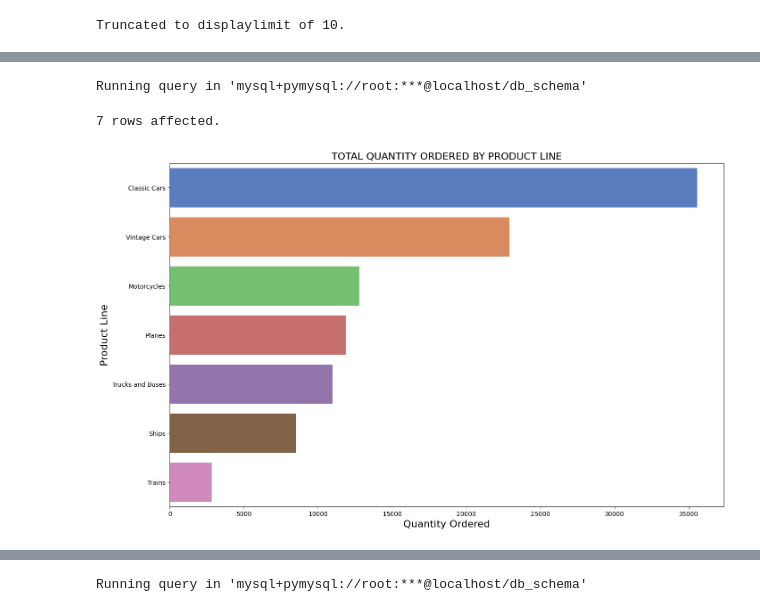
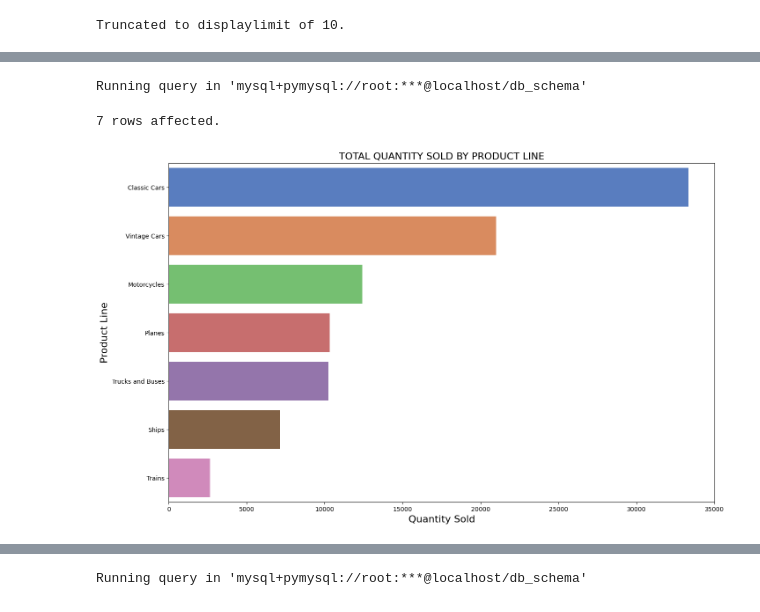
Before and after one commit to Dedamola1/Customer_and_Product_Analysis, a Jupyter notebook: Products EDA.ipynb, the cells around one changed output, grey strips where cells are left out. Cells and saved outputs as stored; diff of their text form; code cells hidden in the pictures.

```diff
--- a/Products EDA.ipynb
+++ b/Products EDA.ipynb
@@ -79,21 +79,21 @@ Running query in 'mysql+pymysql://root:***@localhost/db_schema'
 # %%
-data = %sql SELECT `productLine`, SUM(`quantityOrdered`) AS total_quantity_sold FROM products_new pn JOIN orderdetails od ON od.`productCode` = pn.`productCode` GROUP BY `productLine` ORDER BY total_quantity_sold DESC;
+data = %sql SELECT `productLine`, SUM(`quantityOrdered`) AS total_quantity_sold FROM products_new pn JOIN orderdetails od ON od.`productCode` = pn.`productCode` JOIN orders_new odn ON odn.`orderNumber` = od.`orderNumber` WHERE odn.status = 'Shipped' GROUP BY `productLine` ORDER BY total_quantity_sold DESC;
 df = data.DataFrame()
 
 # Create the barplot without hue
 plt.figure(figsize=(16, 10))
 g = sns.barplot(data=df, y='productLine', x='total_quantity_sold', palette="muted",
                 hue='productLine', legend=False)
 
 # Set axis labels and title
 g.set_xlabel("Quantity Sold", fontsize=16)
 g.set_ylabel("Product Line", fontsize=16)
 plt.title("Total Quantity Sold by Product Line".upper(), fontsize=16)
 
 # Show plot
 plt.show()
 # %% [output]
 Running query in 'mysql+pymysql://root:***@localhost/db_schema'
 7 rows affected.
-[figure, old version]
+[figure, new version]
 # %%
```
Also changed, not shown: parts of 5 cells of this notebook, 3 other files.
